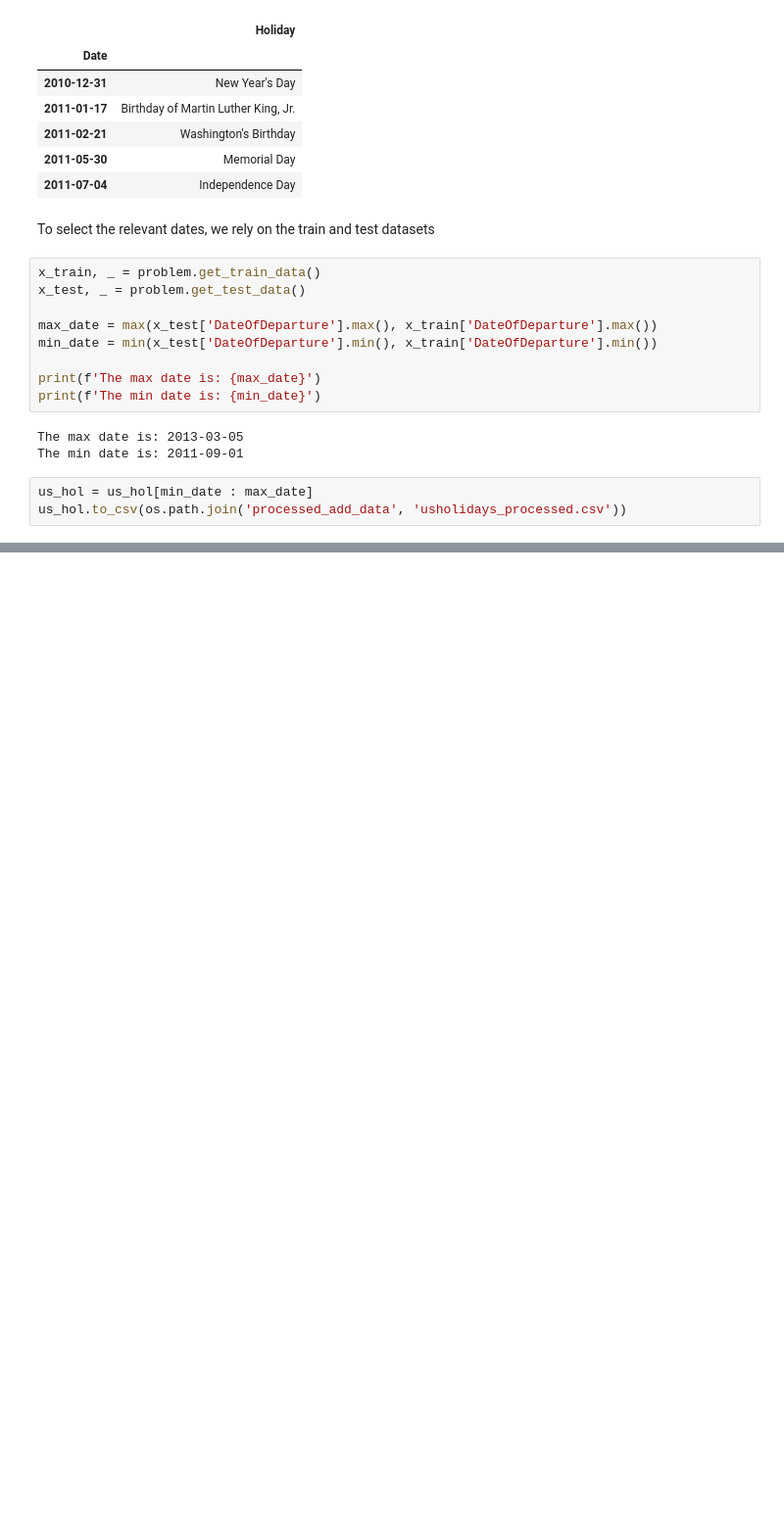
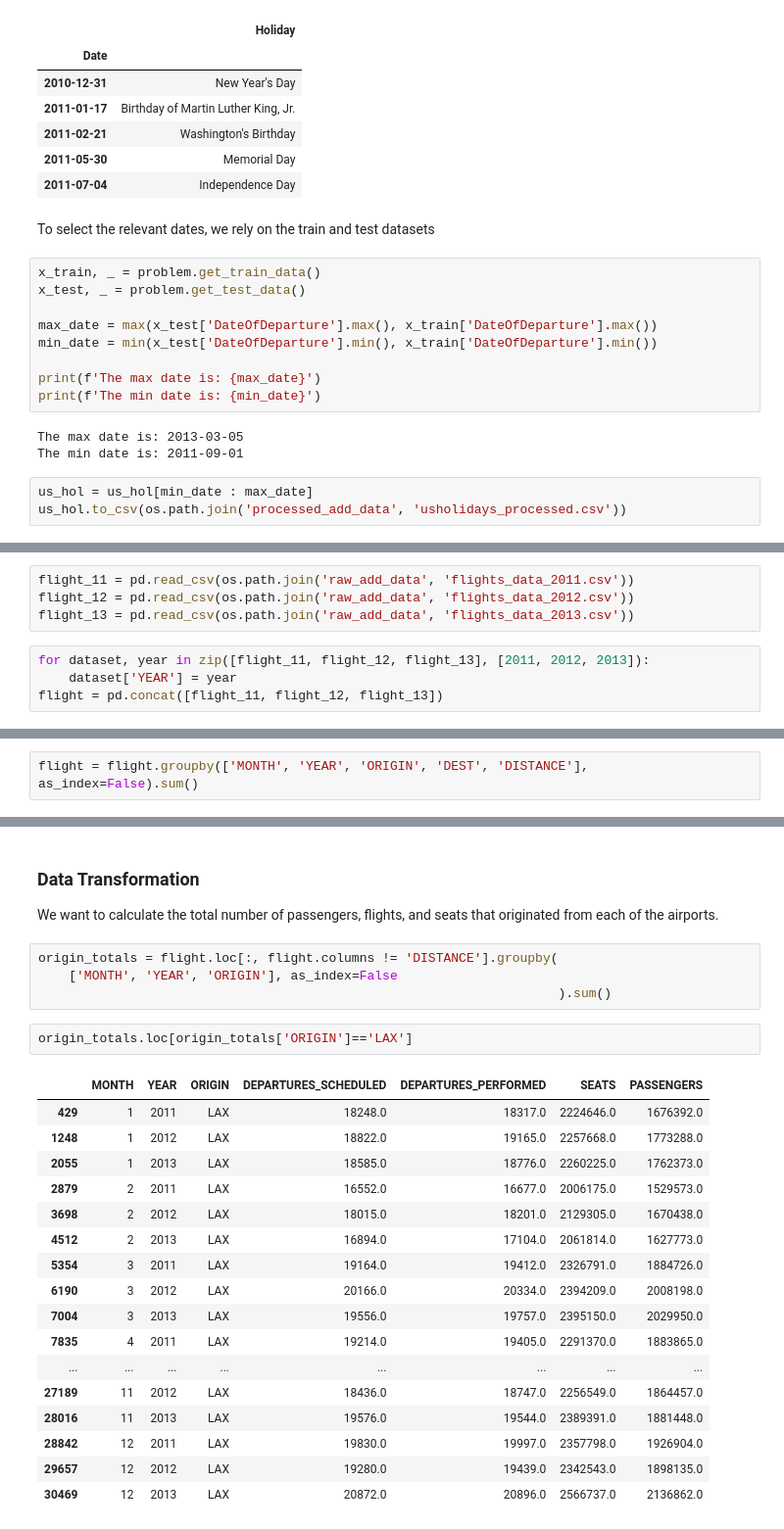
Before and after one commit to henrique-britoleao/air_passenger_traffic, a Jupyter notebook: data_treating.ipynb, the cells around one changed output, grey strips where cells are left out. Shown at 98% size. Saved outputs shown, nothing was run; the diff lists cells and outputs as text; blank space fills up the shorter version.

Commit message:
Added first step to treating flight data

```diff
--- a/data_treating.ipynb
+++ b/data_treating.ipynb
@@ -201,0 +171,8 @@ working_pop.to_csv(os.path.join('processed_add_data', 'working_pop.csv'))
+# %%
+flight_11 = pd.read_csv(os.path.join('raw_add_data', 'flights_data_2011.csv'))
+flight_12 = pd.read_csv(os.path.join('raw_add_data', 'flights_data_2012.csv'))
+flight_13 = pd.read_csv(os.path.join('raw_add_data', 'flights_data_2013.csv'))
+# %%
+for dataset, year in zip([flight_11, flight_12, flight_13], [2011, 2012, 2013]):
+    dataset['YEAR'] = year
+flight = pd.concat([flight_11, flight_12, flight_13])
@@ -201,0 +232,2 @@ working_pop.to_csv(os.path.join('processed_add_data', 'working_pop.csv'))
+# %%
+flight = flight.groupby(['MONTH', 'YEAR', 'ORIGIN', 'DEST', 'DISTANCE'], as_index=False).sum()
@@ -201,0 +245,28 @@ working_pop.to_csv(os.path.join('processed_add_data', 'working_pop.csv'))
+# %% [markdown]
+### Data Transformation
+
+We want to calculate the total number of passengers, flights, and seats that originated from each of the airports.
+# %%
+origin_totals = flight.loc[:, flight.columns != 'DISTANCE'].groupby(
+    ['MONTH', 'YEAR', 'ORIGIN'], as_index=False
+                                                                    ).sum()
+# %%
+origin_totals.loc[origin_totals['ORIGIN']=='LAX']
+# %% [output]
+|  | MONTH | YEAR | ORIGIN | DEPARTURES_SCHEDULED | DEPARTURES_PERFORMED | SEATS | PASSENGERS |
+| 429 | 1 | 2011 | LAX | 18248.0 | 18317.0 | 2224646.0 | 1676392.0 |
+| 1248 | 1 | 2012 | LAX | 18822.0 | 19165.0 | 2257668.0 | 1773288.0 |
+| 2055 | 1 | 2013 | LAX | 18585.0 | 18776.0 | 2260225.0 | 1762373.0 |
+| 2879 | 2 | 2011 | LAX | 16552.0 | 16677.0 | 2006175.0 | 1529573.0 |
+| 3698 | 2 | 2012 | LAX | 18015.0 | 18201.0 | 2129305.0 | 1670438.0 |
+| 4512 | 2 | 2013 | LAX | 16894.0 | 17104.0 | 2061814.0 | 1627773.0 |
+| 5354 | 3 | 2011 | LAX | 19164.0 | 19412.0 | 2326791.0 | 1884726.0 |
+| 6190 | 3 | 2012 | LAX | 20166.0 | 20334.0 | 2394209.0 | 2008198.0 |
+| 7004 | 3 | 2013 | LAX | 19556.0 | 19757.0 | 2395150.0 | 2029950.0 |
+| 7835 | 4 | 2011 | LAX | 19214.0 | 19405.0 | 2291370.0 | 1883865.0 |
+| ... | ... | ... | ... | ... | ... | ... | ... |
+| 27189 | 11 | 2012 | LAX | 18436.0 | 18747.0 | 2256549.0 | 1864457.0 |
+| 28016 | 11 | 2013 | LAX | 19576.0 | 19544.0 | 2389391.0 | 1881448.0 |
+| 28842 | 12 | 2011 | LAX | 19830.0 | 19997.0 | 2357798.0 | 1926904.0 |
+| 29657 | 12 | 2012 | LAX | 19280.0 | 19439.0 | 2342543.0 | 1898135.0 |
+| 30469 | 12 | 2013 | LAX | 20872.0 | 20896.0 | 2566737.0 | 2136862.0 |
```
Also changed, not shown: parts of 17 cells of this notebook.
